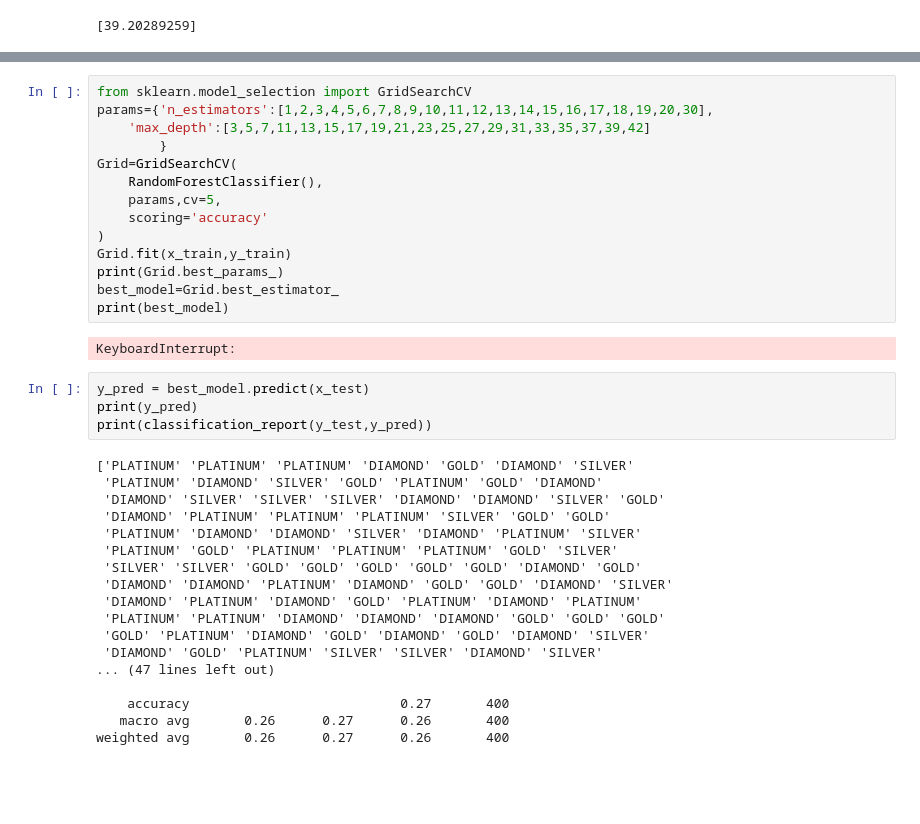
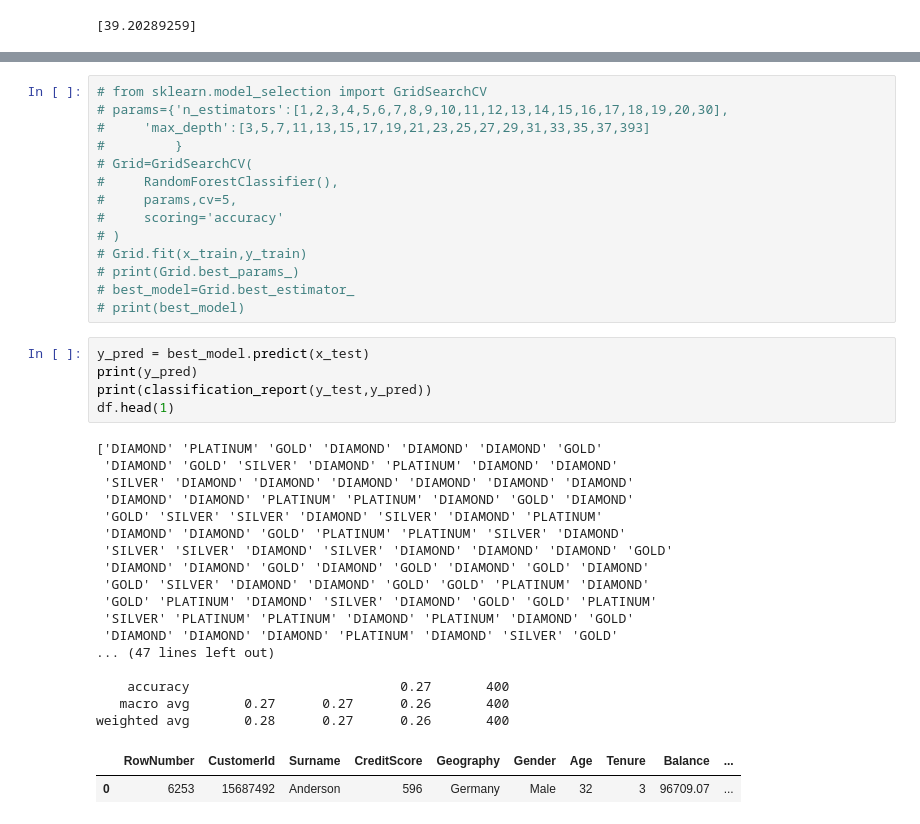
Before and after one commit to esairajesh2-droid/Machine_learning, a Jupyter notebook: practice2.ipynb, the cells around one changed output, grey strips where cells are left out. Cells and saved outputs as stored; diff of their text form; blank space fills up the shorter version.

```diff
--- a/practice2.ipynb
+++ b/practice2.ipynb
@@ -378,38 +387,39 @@ weighted avg       0.26      0.27      0.26       400
 # %%
-from sklearn.model_selection import GridSearchCV
-params={'n_estimators':[1,2,3,4,5,6,7,8,9,10,11,12,13,14,15,16,17,18,19,20,30],
-    'max_depth':[3,5,7,11,13,15,17,19,21,23,25,27,29,31,33,35,37,39,42]
-        }
-Grid=GridSearchCV(
-    RandomForestClassifier(),
-    params,cv=5,
-    scoring='accuracy'
-)
-Grid.fit(x_train,y_train)
-print(Grid.best_params_)
-best_model=Grid.best_estimator_
-print(best_model)
+# from sklearn.model_selection import GridSearchCV
+# params={'n_estimators':[1,2,3,4,5,6,7,8,9,10,11,12,13,14,15,16,17,18,19,20,30],
+#     'max_depth':[3,5,7,11,13,15,17,19,21,23,25,27,29,31,33,35,37,393]
+#         }
+# Grid=GridSearchCV(
+#     RandomForestClassifier(),
+#     params,cv=5,
+#     scoring='accuracy'
+# )
+# Grid.fit(x_train,y_train)
+# print(Grid.best_params_)
+# best_model=Grid.best_estimator_
+# print(best_model)
-# %% [output]
-KeyboardInterrupt:
 # %%
 y_pred = best_model.predict(x_test)
 print(y_pred)
 print(classification_report(y_test,y_pred))
+df.head(1)
 # %% [output]
-['PLATINUM' 'PLATINUM' 'PLATINUM' 'DIAMOND' 'GOLD' 'DIAMOND' 'SILVER'
- 'PLATINUM' 'DIAMOND' 'SILVER' 'GOLD' 'PLATINUM' 'GOLD' 'DIAMOND'
- 'DIAMOND' 'SILVER' 'SILVER' 'SILVER' 'DIAMOND' 'DIAMOND' 'SILVER' 'GOLD'
- 'DIAMOND' 'PLATINUM' 'PLATINUM' 'PLATINUM' 'SILVER' 'GOLD' 'GOLD'
- 'PLATINUM' 'DIAMOND' 'DIAMOND' 'SILVER' 'DIAMOND' 'PLATINUM' 'SILVER'
- 'PLATINUM' 'GOLD' 'PLATINUM' 'PLATINUM' 'PLATINUM' 'GOLD' 'SILVER'
- 'SILVER' 'SILVER' 'GOLD' 'GOLD' 'GOLD' 'GOLD' 'GOLD' 'DIAMOND' 'GOLD'
- 'DIAMOND' 'DIAMOND' 'PLATINUM' 'DIAMOND' 'GOLD' 'GOLD' 'DIAMOND' 'SILVER'
- 'DIAMOND' 'PLATINUM' 'DIAMOND' 'GOLD' 'PLATINUM' 'DIAMOND' 'PLATINUM'
- 'PLATINUM' 'PLATINUM' 'DIAMOND' 'DIAMOND' 'DIAMOND' 'GOLD' 'GOLD' 'GOLD'
- 'GOLD' 'PLATINUM' 'DIAMOND' 'GOLD' 'DIAMOND' 'GOLD' 'DIAMOND' 'SILVER'
- 'DIAMOND' 'GOLD' 'PLATINUM' 'SILVER' 'SILVER' 'DIAMOND' 'SILVER'
+['DIAMOND' 'PLATINUM' 'GOLD' 'DIAMOND' 'DIAMOND' 'DIAMOND' 'GOLD'
+ 'DIAMOND' 'GOLD' 'SILVER' 'DIAMOND' 'PLATINUM' 'DIAMOND' 'DIAMOND'
+ 'SILVER' 'DIAMOND' 'DIAMOND' 'DIAMOND' 'DIAMOND' 'DIAMOND' 'DIAMOND'
+ 'DIAMOND' 'DIAMOND' 'PLATINUM' 'PLATINUM' 'DIAMOND' 'GOLD' 'DIAMOND'
+ 'GOLD' 'SILVER' 'SILVER' 'DIAMOND' 'SILVER' 'DIAMOND' 'PLATINUM'
+ 'DIAMOND' 'DIAMOND' 'GOLD' 'PLATINUM' 'PLATINUM' 'SILVER' 'DIAMOND'
+ 'SILVER' 'SILVER' 'DIAMOND' 'SILVER' 'DIAMOND' 'DIAMOND' 'DIAMOND' 'GOLD'
+ 'DIAMOND' 'DIAMOND' 'GOLD' 'DIAMOND' 'GOLD' 'DIAMOND' 'GOLD' 'DIAMOND'
+ 'GOLD' 'SILVER' 'DIAMOND' 'DIAMOND' 'GOLD' 'GOLD' 'PLATINUM' 'DIAMOND'
+ 'GOLD' 'PLATINUM' 'DIAMOND' 'SILVER' 'DIAMOND' 'GOLD' 'GOLD' 'PLATINUM'
+ 'SILVER' 'PLATINUM' 'PLATINUM' 'DIAMOND' 'PLATINUM' 'DIAMOND' 'GOLD'
+ 'DIAMOND' 'DIAMOND' 'DIAMOND' 'PLATINUM' 'DIAMOND' 'SILVER' 'GOLD'
 ... (47 lines left out)
 
     accuracy                           0.27       400
-   macro avg       0.26      0.27      0.26       400
-weighted avg       0.26      0.27      0.26       400
+   macro avg       0.27      0.27      0.26       400
+weighted avg       0.28      0.27      0.26       400
+|  | RowNumber | CustomerId | Surname | CreditScore | Geography | Gender | Age | Tenure | Balance | ... |
+| 0 | 6253 | 15687492 | Anderson | 596 | Germany | Male | 32 | 3 | 96709.07 | ... |
```
Also changed, not shown: parts of 15 cells of this notebook.
